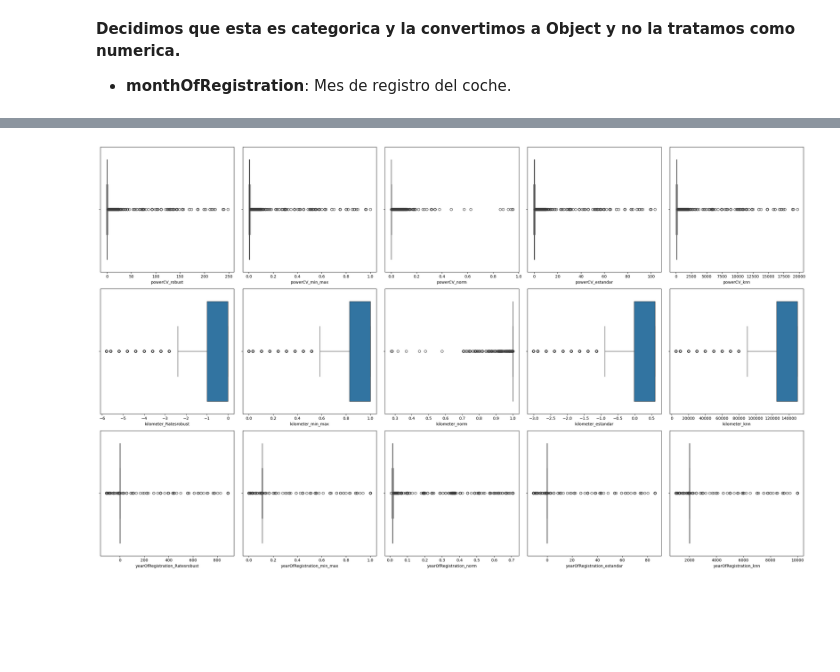
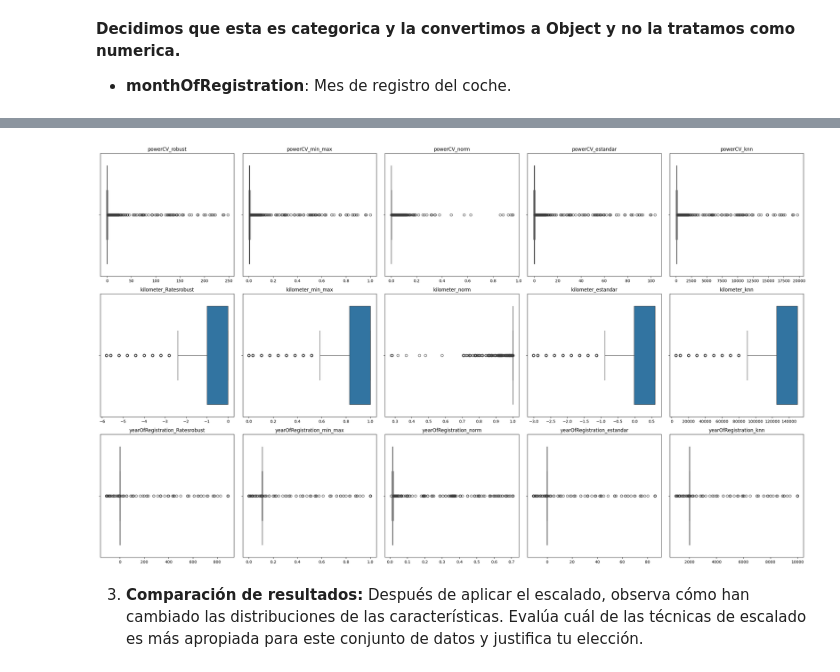
Before and after one commit to santiagorodriguez-dev/laboratorio-modulo7-leccion02-feature-scaling, a Jupyter notebook: notebooks/laboratorio-modulo7-leccion02-feature-scaling.ipynb, the cells around one changed output, grey strips where cells are left out. Saved outputs shown, nothing was run; the diff lists cells and outputs as text; code cells hidden in the pictures; blank space fills up the shorter version.

```diff
--- a/notebooks/laboratorio-modulo7-leccion02-feature-scaling.ipynb
+++ b/notebooks/laboratorio-modulo7-leccion02-feature-scaling.ipynb
@@ -122,23 +123,8 @@ None
 - **monthOfRegistration**: Mes de registro del coche.
 # %%
 df['monthOfRegistration_knn'] = df['monthOfRegistration_knn'].astype("O")
-# %%
-
-escalador_robust = RobustScaler()
-datos_transf_robust = escalador_robust.fit_transform(df[["powerCV_knn", "kilometer_knn","yearOfRegistration_knn"]])
-df[["powerCV_robust", "kilometer_Ratesrobust", "yearOfRegistration_Ratesrobust"]] = datos_transf_robust
-
-escalador_min_max = MinMaxScaler()
-datos_transf_min_max = escalador_min_max.fit_transform(df[["powerCV_knn", "kilometer_knn","yearOfRegistration_knn"]])
-df[["powerCV_min_max", "kilometer_min_max", "yearOfRegistration_min_max"]]  = datos_transf_min_max
-
-escalador_norm = Normalizer()
-datos_transf_norm = escalador_norm.fit_transform(df[["powerCV_knn", "kilometer_knn","yearOfRegistration_knn"]])
-df[["powerCV_norm", "kilometer_norm", "yearOfRegistration_norm"]]  = datos_transf_norm
-
-escalador_estandar = StandardScaler()
-datos_transf_estandar = escalador_estandar.fit_transform(df[["powerCV_knn", "kilometer_knn","yearOfRegistration_knn"]])
-df[["powerCV_estandar", "kilometer_estandar", "yearOfRegistration_estandar"]]  = datos_transf_estandar
+# %%
+df = sp.analisis_numericos(df)
 # %%
 df.describe().T
 # %% [output]
@@ -159,29 +145,13 @@ df.describe().T
 | powerCV_estandar | 371499.0 | -2.295164e-18 | 1.000001e+00 | -0.601340 | -0.237268 | -0.052593 | 0.179568 | 1.034810e+02 |
 | kilometer_estandar | 371499.0 | -7.271846e-17 | 1.000001e+00 | -3.007038 | -0.015437 | 0.607813 | 0.607813 | 6.078129e-01 |
 | yearOfRegistration_estandar | 371499.0 | -3.755463e-16 | 1.000001e+00 | -10.817032 | -0.060066 | -0.016995 | 0.036844 | 8.608180e+01 |
-# %%
-
-fig , axes = plt.subplots(nrows=3 , ncols=5, figsize = (25, 15))
-
-sns.boxplot(x = "powerCV_robust", data = df, ax = axes[0][0])
-sns.boxplot(x = "powerCV_min_max", data = df, ax = axes[0][1])
-sns.boxplot(x = "powerCV_norm", data = df, ax = axes[0][2])
-sns.boxplot(x = "powerCV_estandar", data = df, ax = axes[0][3])
-sns.boxplot(x = "powerCV_knn", data = df, ax = axes[0][4])
-
-sns.boxplot(x = "kilometer_Ratesrobust", data = df, ax = axes[1][0])
-sns.boxplot(x = "kilometer_min_max", data = df, ax = axes[1][1])
-sns.boxplot(x = "kilometer_norm", data = df, ax = axes[1][2])
-sns.boxplot(x = "kilometer_estandar", data = df, ax = axes[1][3])
-sns.boxplot(x = "kilometer_knn", data = df, ax = axes[1][4])
-
-sns.boxplot(x = "yearOfRegistration_Ratesrobust", data = df, ax = axes[2][0])
-sns.boxplot(x = "yearOfRegistration_min_max", data = df, ax = axes[2][1])
-sns.boxplot(x = "yearOfRegistration_norm", data = df, ax = axes[2][2])
-sns.boxplot(x = "yearOfRegistration_estandar", data = df, ax = axes[2][3])
-sns.boxplot(x = "yearOfRegistration_knn", data = df, ax = axes[2][4])
-
-
-plt.tight_layout()
-# %% [output]
-[figure, removed]
+# %%
+data=["powerCV_robust","powerCV_min_max","powerCV_norm","powerCV_estandar","powerCV_knn",
+      "kilometer_Ratesrobust","kilometer_min_max","kilometer_norm","kilometer_estandar","kilometer_knn",
+      "yearOfRegistration_Ratesrobust","yearOfRegistration_min_max","yearOfRegistration_norm","yearOfRegistration_estandar","yearOfRegistration_knn"]
+
+sp.visualizar_tablas(df,data)
+# %% [output]
+[figure, added]
+# %% [markdown]
+3. **Comparación de resultados:** Después de aplicar el escalado, observa cómo han cambiado las distribuciones de las características. Evalúa cuál de las técnicas de escalado es más apropiada para este conjunto de datos y justifica tu elección.
```
Also changed, not shown: parts of 2 cells of this notebook, 1 other file.
